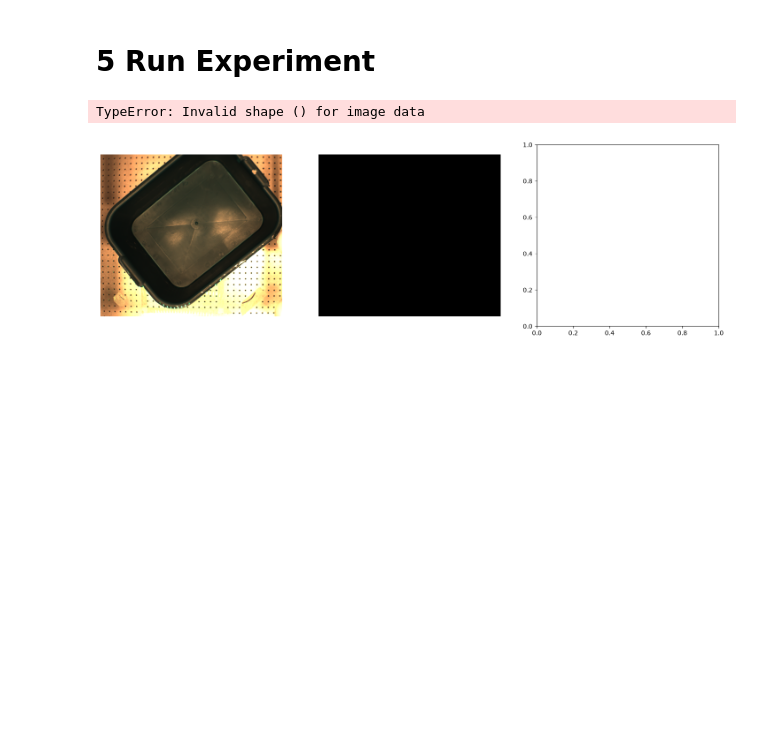
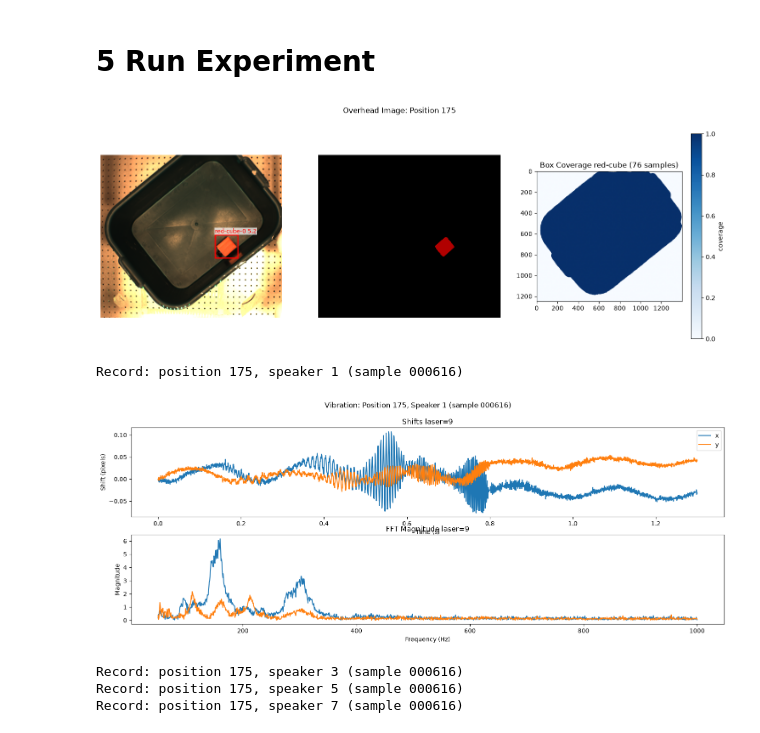
Before and after one commit to eitanturok/good-vibrations, a Jupyter notebook: src/record.ipynb, the cells around one changed output. Cells and saved outputs as stored; diff of their text form; code cells hidden in the pictures; blank space fills up the shorter version.

```diff
--- a/src/record.ipynb
+++ b/src/record.ipynb
@@ -1428,25 +1428,25 @@ ROIs = run_opt_multiROIs['ROIs']
 cam_h, cam_w = cam.get_im_size()[::-1]
 
 # params I don't touch that often
-laser_idx = 55
+laser_idx = 9
 pclk_batch_size = 256
 use_PC = True
 segment_scale = 1.0
 # %%
 SAVE = True
-VIBRATE = False
+VIBRATE = True
 DEBUG = True
 
 box = 'green-plastic'
 
-objects = {} # {'purple-cube': 1, 'red-cube': 1, 'green-cube': 1}
-layout = 'purple-cube'
-description = f"A green metal cube sitting on the floor of an closed {box} box from a bird's eye view."
+objects = {'red-cube': 1}
+layout = 'red-cube'
+description = f"A metal cube sitting on the floor of an closed {box} box from a bird's eye view."
 prompts = [PROMPTS[o] for o in objects]
 if len(objects) == 0: layout, description = "empty-box", f"An empty open {box} box from a bird's eye view." # empty box
 
-speakers = [1]
-# speakers = [1, 2, 3, 4, 5, 6, 7, 8]
+# speakers = [1]
+speakers = [1, 3, 5, 7]
 
 # take overhead image + segment objects inside
 position_id         = get_position_id(positions_file)
@@ -1454,7 +1454,8 @@ raw_overhead, _     = capture_overhead(overhead_cam)
 crop_overhead       = crop(raw_overhead, **CROP_PARAMS[box])
 seg_results         = unpack_masks(segmenter.run.remote(to_jpeg_bytes(crop_overhead), prompts, top_k=[freq for freq in objects.values()])) if objects else []
 
-smask               = np.any([mask for result in seg_results for mask in result['masks']], axis=0)
+masks               = [mask for result in seg_results for mask in result['masks']]
+smask               = np.any(masks, axis=0) if masks else np.zeros(crop_overhead.shape[:2], dtype=bool)
 coms                = [[center_of_mass(mask) for mask in result['masks']] for result in seg_results]
 avg_com             = np.mean([c for result in coms for c in result], axis=0).tolist()
 coverage[layout]    = (coverage[layout][0] + smask, coverage[layout][1] + len(speakers)) if layout in coverage else (smask, len(speakers))
@@ -1509,32 +1510,36 @@ if VIBRATE:
 
             params = id_params | object_params | audio_params | segment_params | laser_camera_params | laser_params | pclk_params
             with open(sample_dir / "metadata.jsonl", "w", encoding="utf-8") as f:
                 for key, value in params.items(): f.write(json.dumps({key: value}, default=str) + "\n")
 
             # save overhead image + smask once, symlink for the rest of this position's speakers
             if i == 0:
                 save(raw_overhead, sample_dir / 'image/01_raw_overhead.png')
                 save(crop_overhead, sample_dir / 'image/02_cropped_overhead.png')
                 save(smask, sample_dir / 'image/03_smask.npy')
                 save(smask, sample_dir / 'image/03_smask.png')
                 for (obj, n), result in zip(objects.items(), seg_results):
                     for i, _smask in enumerate(result['masks']):
                         save(_smask, sample_dir / f'image/smasks/{obj}{i}.npy')
                 first_sample_dir = sample_dir
             else:
                 for name in ['01_raw_overhead.png', '02_cropped_overhead.png', '03_smask.npy', '03_smask.png']: symlink(first_sample_dir / 'image' / name, sample_dir / 'image' / name)
                 for f in sorted((first_sample_dir / 'image/smasks').glob('*')): symlink(f, sample_dir / 'image/smasks' / f.name)
 
             # save vibration in a background thread, non-blocking
             t = Thread(target=save, args=(raw_vibration, sample_dir / 'vibration/01_raw_vibrations.npy'), daemon=True)
             t.start()
             save_threads.append(t)
 
             if DEBUG and i == 0:
                 save(raw_shift, sample_dir / 'vibration/02_raw_shift.npy')
                 save(dict(fft=fft, freqs=freqs, n_samples=n_samples), sample_dir / 'vibration/03_fft.npz')
 
     [t.join() for t in save_threads] # block until all vibration saves finish
 # %% [output]
+[figure, new version]
-TypeError: Invalid shape () for image data
+Record: position 175, speaker 1 (sample 000616)
-[figure, old version]
+[figure, added]
+Record: position 175, speaker 3 (sample 000616)
+Record: position 175, speaker 5 (sample 000616)
+Record: position 175, speaker 7 (sample 000616)
```
Also changed, not shown: 1 other file.
